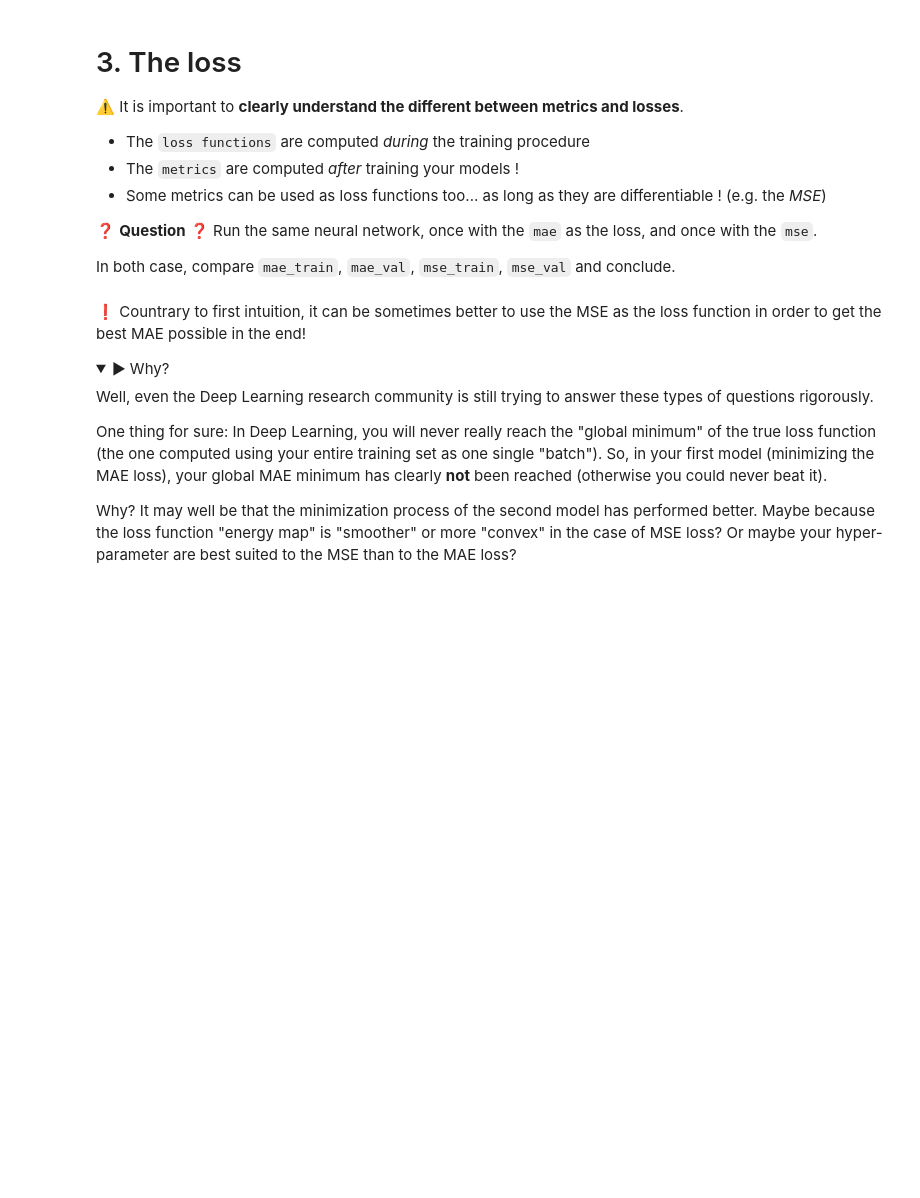
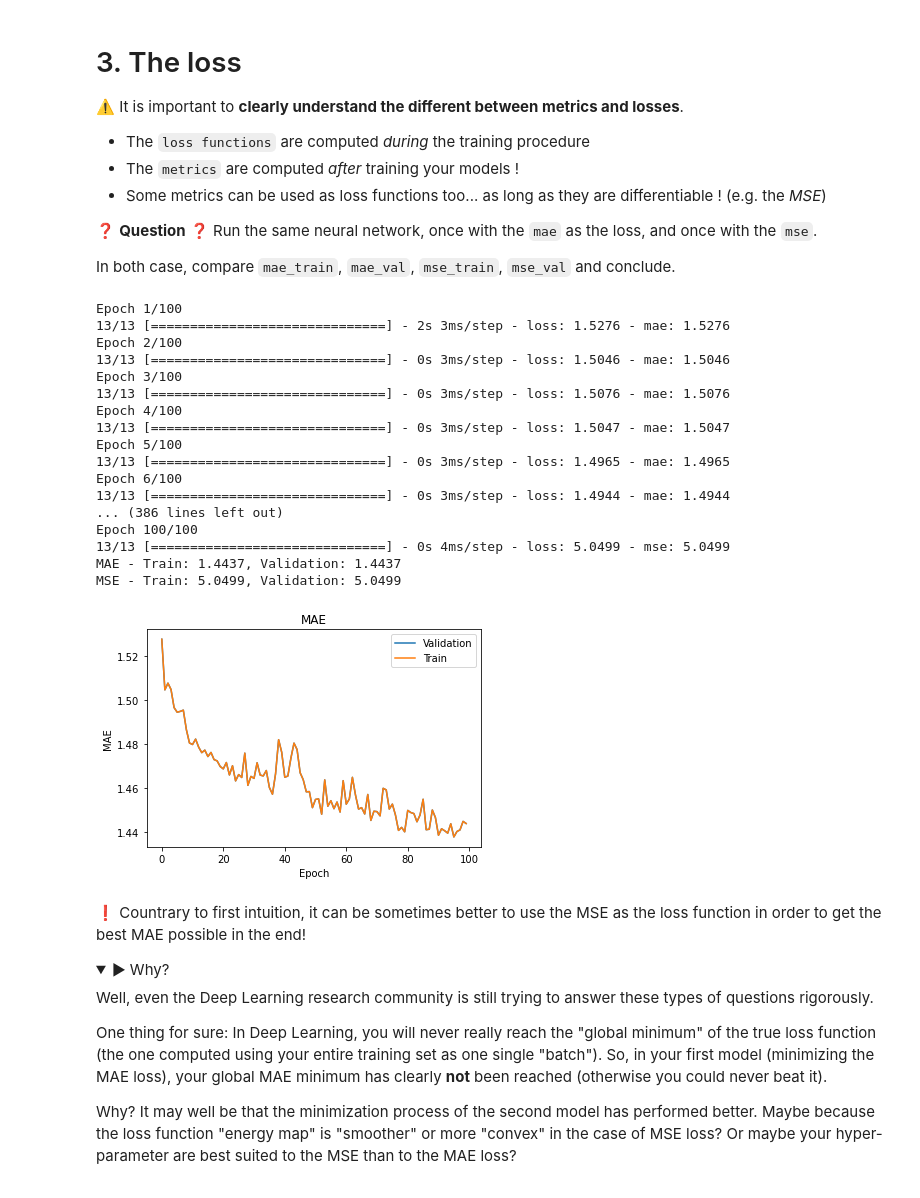
Before and after one commit to LaurenceAndraud/Deep-Learning, a Jupyter notebook: Exercice 3/Finetune-your-neural-network.ipynb, the cells around one changed output. Saved outputs shown, nothing was run; the diff lists cells and outputs as text; code cells hidden in the pictures; folded sections open; blank space fills up the shorter version.

```diff
--- a/Exercice 3/Finetune-your-neural-network.ipynb
+++ b/Exercice 3/Finetune-your-neural-network.ipynb
@@ -318,10 +320,18 @@ learning_rates = [0.0001, 0.001, 0.01, 0.1, 1, 5]
 
 for lr in learning_rates:
     optimizer = Adam(learning_rate=lr)
+    start_time=time.time()
     model.compile(optimizer=optimizer, loss='binary_crossentropy',
                  metrics=['accuracy'])
+
+    es = EarlyStopping(patience=10, restore_best_weights=True)
+
     history = model.fit(X_train, y_train, epochs=10, batch_size=32,
-                       validation_data=(X_test, y_test))
+                       validation_data=(X_test, y_test),
+                       callbacks=[es], verbose=0)
+
+    res = model.evaluate(X_test, y_test)
+    end_time = time.time()
 
     plt.plot(history.history['accuracy'])
     plt.plot(history.history['val_accuracy'])
@@ -440,11 +374,51 @@ Epoch 10/10
 ❓ **Question** ❓ Run the same neural network, once with the `mae` as the loss, and once with the `mse`.
 
 In both case, compare `mae_train`, `mae_val`, `mse_train`, `mse_val` and conclude.
-# %%
-# YOUR CODE HERE
-model.compile(optimizer='adam', loss='mae')
-
-model.compile(optimizer='adam', loss='mse')
+# %%
+# YOUR CODE HERE
+
+optimizer = Adam
+es = EarlyStopping(patience=10, restore_best_weights=True)
+
+
+model.compile(optimizer='adam', loss='mae', metrics=['mae'])
+history_mae = model.fit(X_train, y_train, batch_size=32, epochs=100)
+
+model.compile(optimizer='adam', loss='mse', metrics=['mse'])
+history_mse = model.fit(X_train, y_train, batch_size=32, epochs=100)
+
+mae_train_mae, mae_val_mae = history_mae.history['mae'], history_mae.history['mae']
+mse_train_mse, mse_val_mse = history_mse.history['mse'], history_mse.history['mse']
+
+print(f'MAE - Train: {mae_train_mae[-1]:.4f}, Validation: {mae_val_mae[-1]:.4f}')
+print(f'MSE - Train: {mse_train_mse[-1]:.4f}, Validation: {mse_val_mse[-1]:.4f}')
+
+plt.plot(history_mae.history['mae'], label='val_mae')
+plt.plot(history_mae.history['mae'], label='mae')
+plt.title('MAE')
+plt.ylabel('MAE')
+plt.xlabel('Epoch')
+plt.legend(['Validation', 'Train'], loc='upper right')
+plt.show()
+# %% [output]
+Epoch 1/100
+13/13 [==============================] - 2s 3ms/step - loss: 1.5276 - mae: 1.5276
+Epoch 2/100
+13/13 [==============================] - 0s 3ms/step - loss: 1.5046 - mae: 1.5046
+Epoch 3/100
+13/13 [==============================] - 0s 3ms/step - loss: 1.5076 - mae: 1.5076
+Epoch 4/100
+13/13 [==============================] - 0s 3ms/step - loss: 1.5047 - mae: 1.5047
+Epoch 5/100
+13/13 [==============================] - 0s 3ms/step - loss: 1.4965 - mae: 1.4965
+Epoch 6/100
+13/13 [==============================] - 0s 3ms/step - loss: 1.4944 - mae: 1.4944
+... (386 lines left out)
+Epoch 100/100
+13/13 [==============================] - 0s 4ms/step - loss: 5.0499 - mse: 5.0499
+MAE - Train: 1.4437, Validation: 1.4437
+MSE - Train: 5.0499, Validation: 5.0499
+[figure, added]
 # %% [markdown]
 ❗️ Countrary to first intuition, it can be sometimes better to use the MSE as the loss function in order to get the best MAE possible in the end!
 
```
Also changed, not shown: parts of 7 cells of this notebook.
